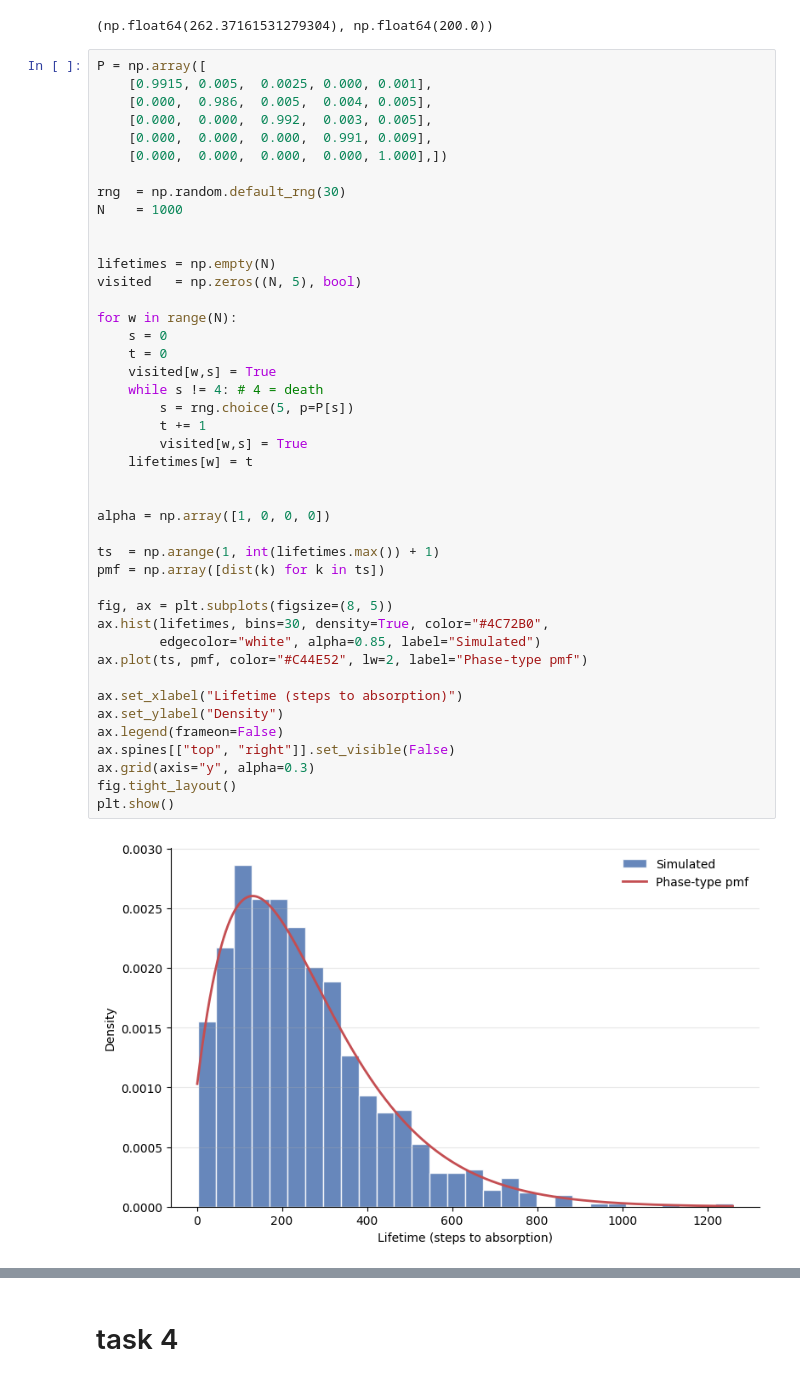
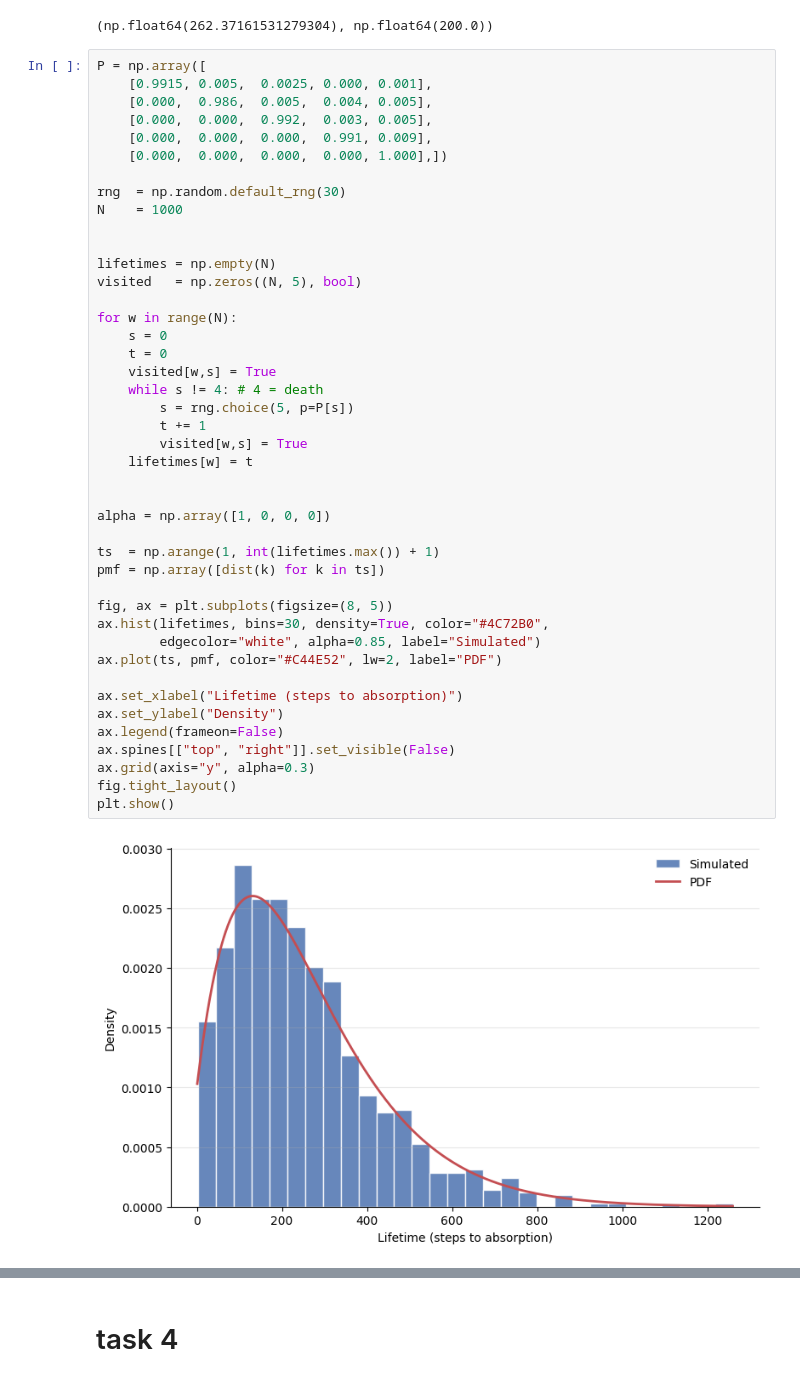
Before and after one commit to s224399/Stoc_sim_2k26, a Jupyter notebook: Project_1/Hand_in/Project_1.ipynb, the cells around one changed output, grey strips where cells are left out. Drawn from its saved outputs; the diff is of its cells as text.

```diff
--- a/Project_1/Hand_in/Project_1.ipynb
+++ b/Project_1/Hand_in/Project_1.ipynb
@@ -143,32 +143,32 @@ lifetimes = np.empty(N)
 visited   = np.zeros((N, 5), bool)
 
 for w in range(N):
     s = 0
     t = 0
     visited[w,s] = True
     while s != 4: # 4 = death
         s = rng.choice(5, p=P[s])
         t += 1
         visited[w,s] = True
     lifetimes[w] = t
 
 
 alpha = np.array([1, 0, 0, 0])
 
 ts  = np.arange(1, int(lifetimes.max()) + 1)
 pmf = np.array([dist(k) for k in ts])
 
 fig, ax = plt.subplots(figsize=(8, 5))
 ax.hist(lifetimes, bins=30, density=True, color="#4C72B0",
         edgecolor="white", alpha=0.85, label="Simulated")
-ax.plot(ts, pmf, color="#C44E52", lw=2, label="Phase-type pmf")
+ax.plot(ts, pmf, color="#C44E52", lw=2, label="PDF")
 
 ax.set_xlabel("Lifetime (steps to absorption)")
 ax.set_ylabel("Density")
 ax.legend(frameon=False)
 ax.spines[["top", "right"]].set_visible(False)
 ax.grid(axis="y", alpha=0.3)
 fig.tight_layout()
 plt.show()
 # %% [output]
-[figure, old version]
+[figure, new version]
```
Also changed, not shown: parts of 3 cells of this notebook.
